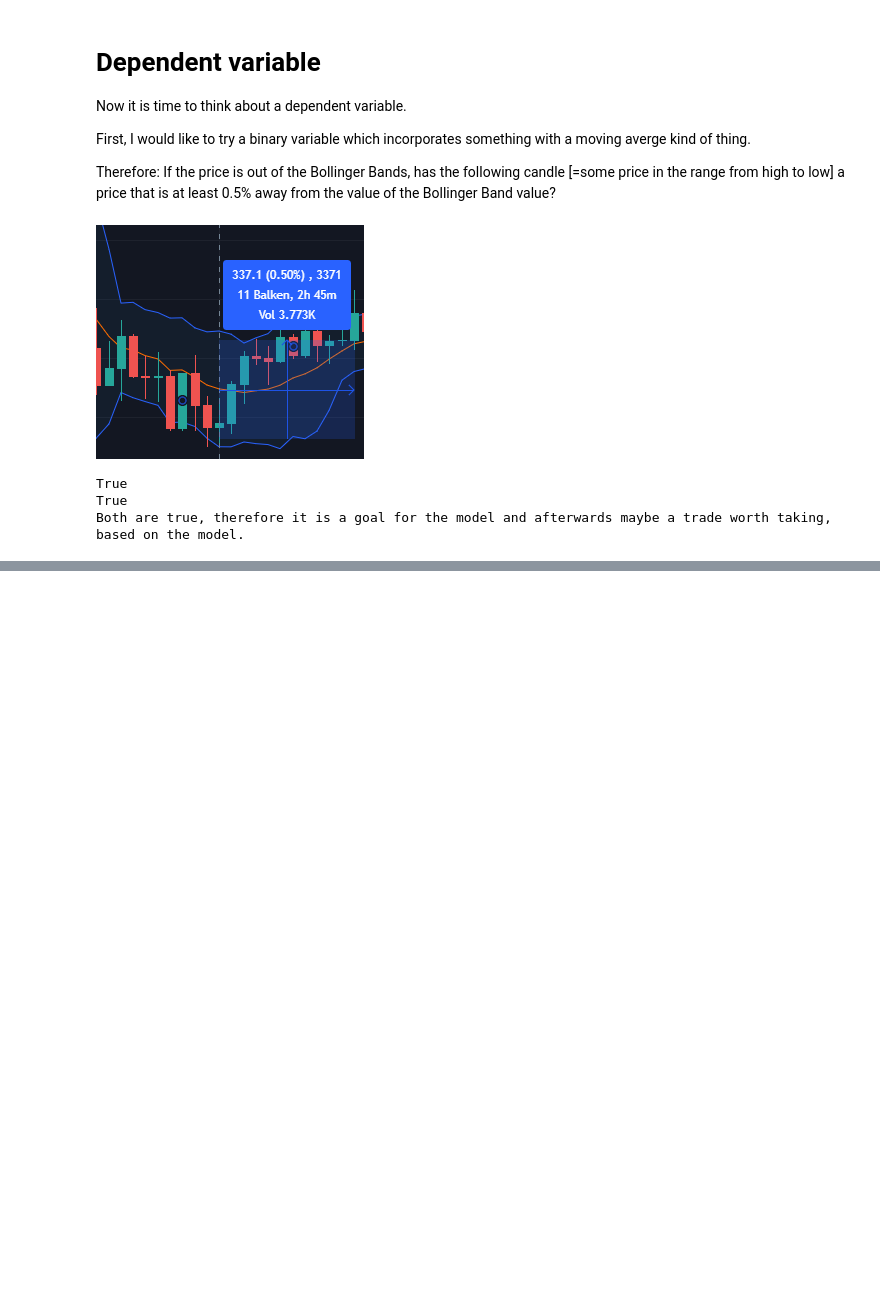
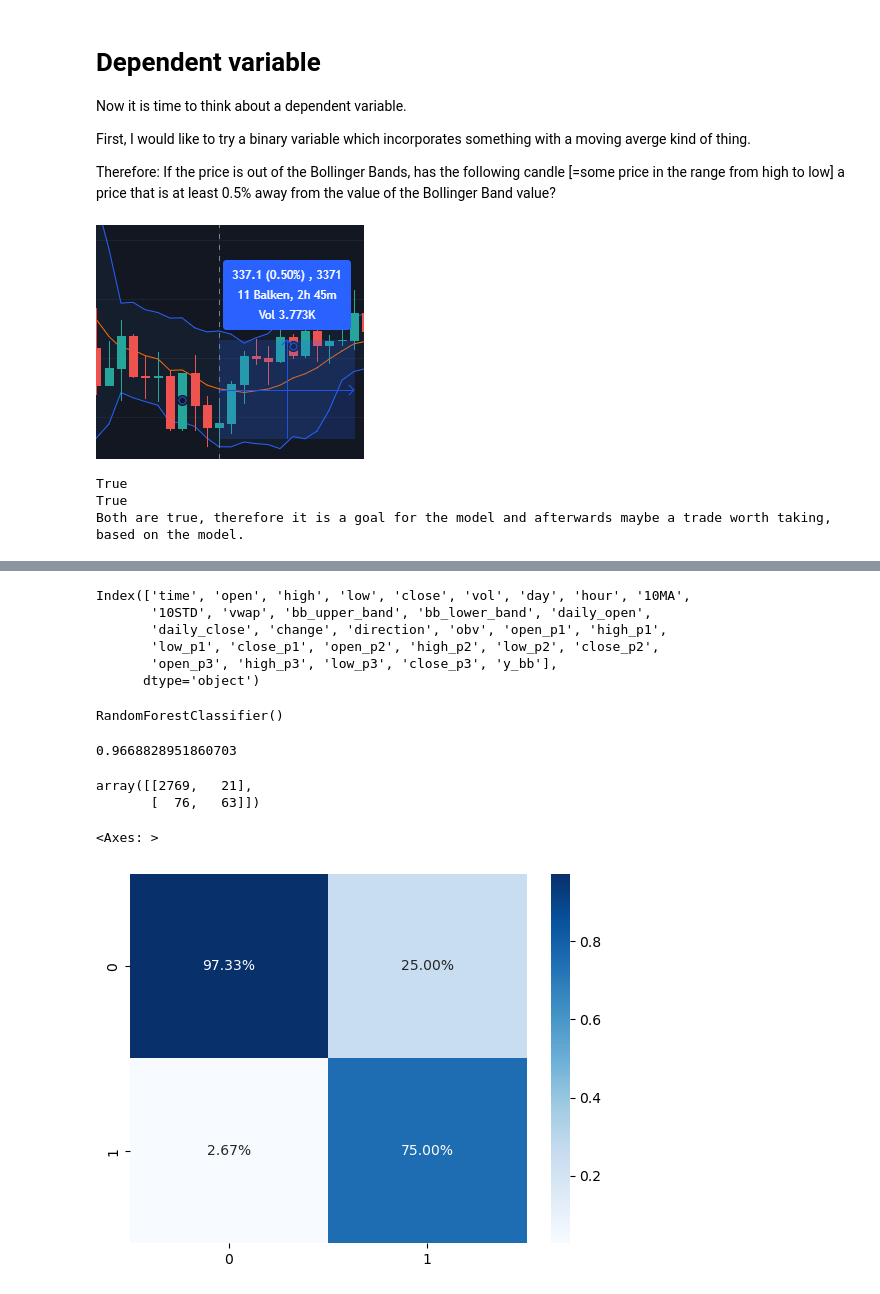
Before and after one commit to georghoeller/fastbook, a Jupyter notebook: my-stuff/lesson5-random-forests/ch9-tabular-trees.ipynb, the cells around one changed output, grey strips where cells are left out. Cells and saved outputs as stored; diff of their text form; code cells hidden in the pictures; blank space fills up the shorter version.

Commit message:
add random forest

```diff
--- a/my-stuff/lesson5-random-forests/ch9-tabular-trees.ipynb
+++ b/my-stuff/lesson5-random-forests/ch9-tabular-trees.ipynb
@@ -139 +140,47 @@ df.loc[(df["high"] > df["bb_upper_band"]) & (df["low_p1"] < df["bb_upper_band"]/
 Now, we have all the independent variables gathered and a binary independent variable created.
+# %%
+df.columns
+# %% [output]
+Index(['time', 'open', 'high', 'low', 'close', 'vol', 'day', 'hour', '10MA',
+       '10STD', 'vwap', 'bb_upper_band', 'bb_lower_band', 'daily_open',
+       'daily_close', 'change', 'direction', 'obv', 'open_p1', 'high_p1',
+       'low_p1', 'close_p1', 'open_p2', 'high_p2', 'low_p2', 'close_p2',
+       'open_p3', 'high_p3', 'low_p3', 'close_p3', 'y_bb'],
+      dtype='object')
+# %%
+from sklearn.model_selection import train_test_split
+
+cols = ['open', 'high', 'low', 'close', 'vol', 'day', 'hour', '10MA',
+       '10STD', 'vwap', 'bb_upper_band', 'bb_lower_band', 'daily_open',
+       'daily_close', 'change', 'direction', 'obv']
+
+X,y = df[cols],df["y_bb"]
+
+# do the train test splitting
+X_train, X_test, y_train, y_test = train_test_split(X, y, random_state=1, stratify=y) #stratify on variable y
+# %%
+from sklearn.ensemble import RandomForestClassifier
+
+forest = RandomForestClassifier() # min_samples_leaf=4
+forest.fit(X_train, y_train)
+# %% [output]
+RandomForestClassifier()
+# %%
+from sklearn.metrics import accuracy_score, confusion_matrix, classification_report
+
+y_pred_test = forest.predict(X_test)
+accuracy_score(y_test, y_pred_test)
+# %% [output]
+0.9668828951860703
+# %%
+conf_m = confusion_matrix(y_test, y_pred_test)
+conf_m
+# %% [output]
+array([[2769,   21],
+       [  76,   63]])
+# %%
+import seaborn as sns
+sns.heatmap(conf_m/np.sum(conf_m,axis=0), annot=True, fmt='.2%', cmap='Blues')
+# %% [output]
+<Axes: >
+[figure, added]
```
Also changed, not shown: parts of 4 cells of this notebook.
